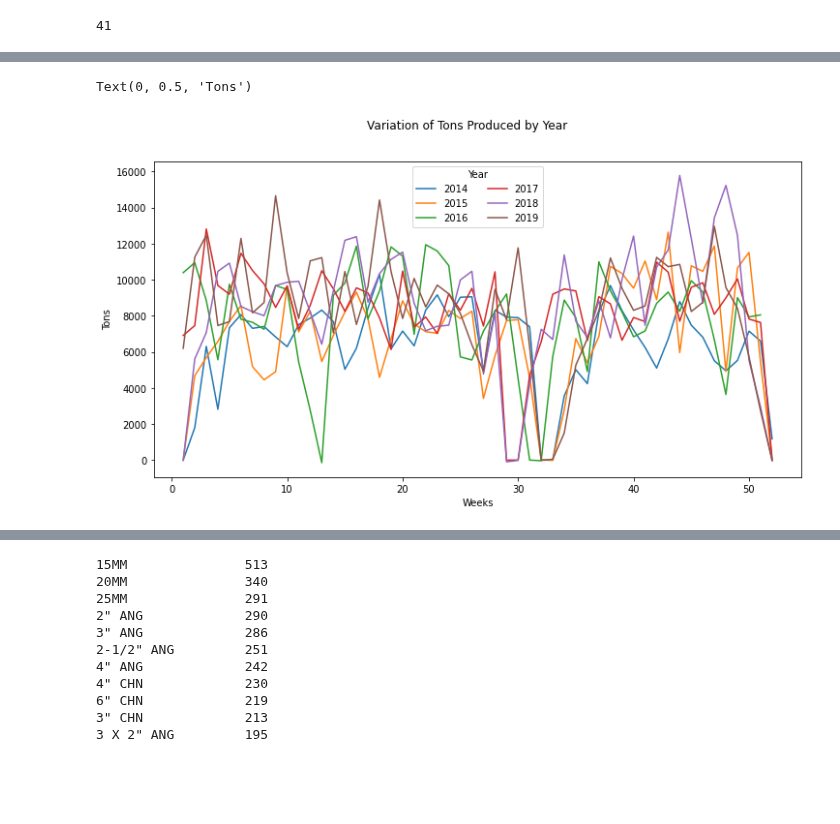
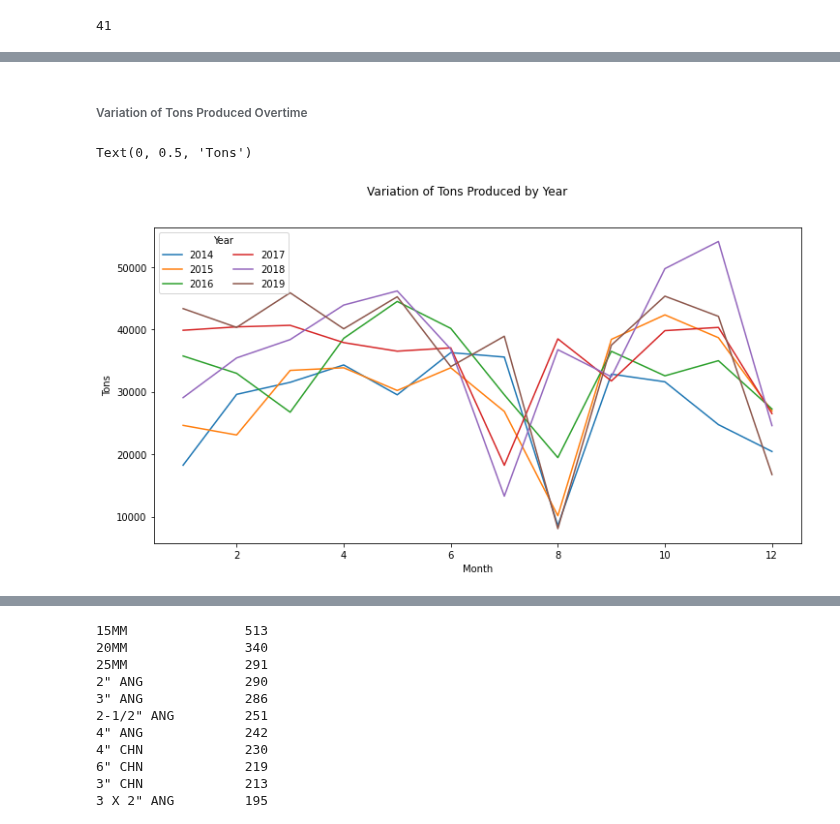
Before and after one commit to jvac06/pft, a Jupyter notebook: scripts/prod_eda.ipynb, the cells around one changed output, grey strips where cells are left out. Saved outputs shown, nothing was run; the diff lists cells and outputs as text; code cells hidden in the pictures; blank space fills up the shorter version.

```diff
--- a/scripts/prod_eda.ipynb
+++ b/scripts/prod_eda.ipynb
@@ -109,6 +144,8 @@ plt.show()
 # %%
-#Production Blocks by Week 2013-2019
-weekly_prod = prod_reduced.resample("W", on="calendar_day").sum()
-weekly_prod.groupby(weekly_prod.index.year).sum()
-#put into bar chart
+#Production Blocks by Month 2013-2019
+mon_prod = prod_reduced.resample("M", on="calendar_day").sum()
+tot_year = mon_prod.groupby(mon_prod.index.year).sum()
+tot_year = tot_year.reset_index()
+tot_year
+tot_year
 # %% [output]
@@ -125,35 +175,35 @@ weekly_prod.groupby(weekly_prod.index.year).sum()
+# %% [markdown]
+###### Variation of Tons Produced Overtime
 # %%
-#create weekly plots by year
-year_2013 = weekly_prod[weekly_prod.index.year == 2013]
-year_2014 = weekly_prod[weekly_prod.index.year == 2014]
-year_2015 = weekly_prod[weekly_prod.index.year == 2015]
-year_2016 = weekly_prod[weekly_prod.index.year == 2016]
-year_2017 = weekly_prod[weekly_prod.index.year == 2017]
-year_2018 = weekly_prod[weekly_prod.index.year == 2018]
-year_2019 = weekly_prod[weekly_prod.index.year == 2019]
+#create month plots by year
+year_2013 = mon_prod[mon_prod.index.year == 2013]
+year_2014 = mon_prod[mon_prod.index.year == 2014]
+year_2015 = mon_prod[mon_prod.index.year == 2015]
+year_2016 = mon_prod[mon_prod.index.year == 2016]
+year_2017 = mon_prod[mon_prod.index.year == 2017]
+year_2018 = mon_prod[mon_prod.index.year == 2018]
+year_2019 = mon_prod[mon_prod.index.year == 2019]
 
-#drop negative week1 values
-year_2016 = year_2016[1:]
-year_2017 = year_2017[1:]
 
 #Create figure and plots
-fig, ax = plt.subplots(figsize=(12,6))
+fig_dims = (12,6)
+fig, ax = plt.subplots(figsize=fig_dims)
 fig.suptitle("Variation of Tons Produced by Year")
 
 
-ax.plot(year_2014.index.week, year_2014["ton"], label=2014)
-ax.plot(year_2015.index.week, year_2015["ton"], label=2015)
-ax.plot(year_2016.index.week, year_2016["ton"], label=2016)
-ax.plot(year_2017.index.week, year_2017["ton"], label=2017)
-ax.plot(year_2018.index.week, year_2018["ton"], label=2018)
-ax.plot(year_2019.index.week, year_2019["ton"], label=2019)
+ax.plot(year_2014.index.month, year_2014["ton"], label=2014)
+ax.plot(year_2015.index.month, year_2015["ton"], label=2015)
+ax.plot(year_2016.index.month, year_2016["ton"], label=2016)
+ax.plot(year_2017.index.month, year_2017["ton"], label=2017)
+ax.plot(year_2018.index.month, year_2018["ton"], label=2018)
+ax.plot(year_2019.index.month, year_2019["ton"], label=2019)
 #Create legend & axis names
 plt.legend(loc="best", title="Year", ncol=2)
-ax.set_xlabel("Weeks")
+ax.set_xlabel("Month")
 ax.set_ylabel("Tons")
 
 #Remove shutdowns?, ask about shutdowns, also what happened 2016 week 13
 #try to normalize and come up with a range
 # %% [output]
 Text(0, 0.5, 'Tons')
-[figure, old version]
+[figure, new version]
```
Also changed, not shown: parts of 17 cells of this notebook.
